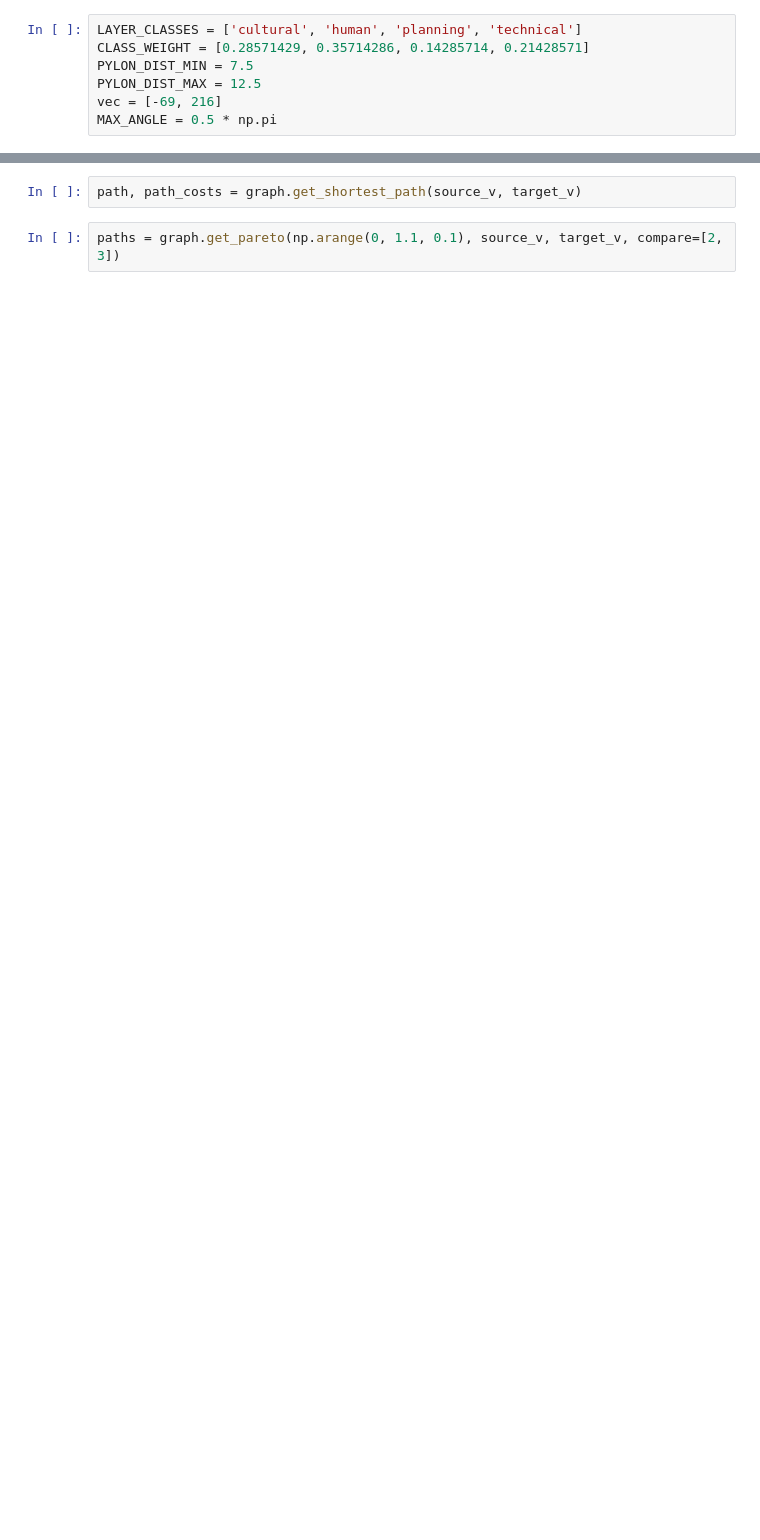
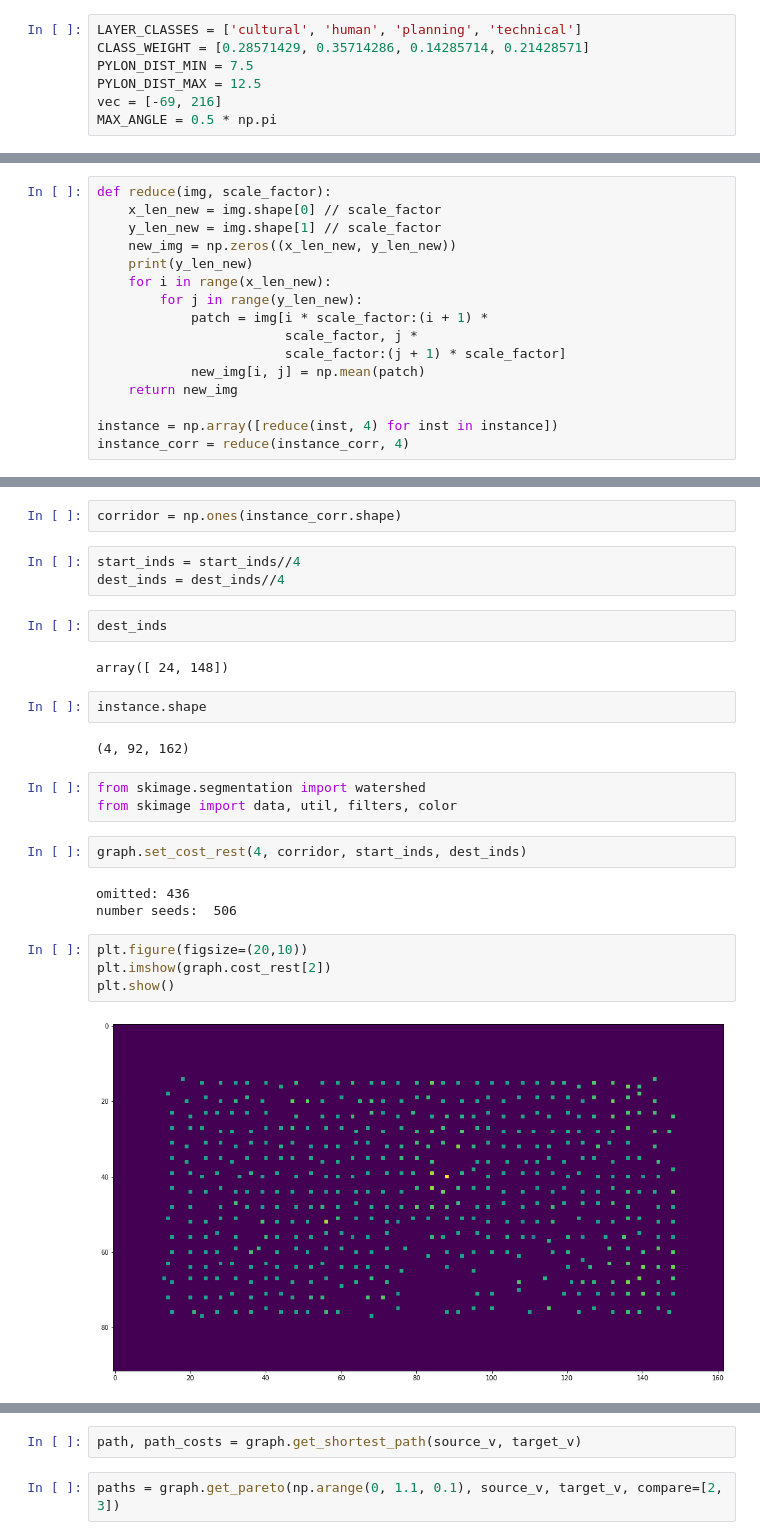
Before and after one commit to NinaWie/PowerPlanner, a Jupyter notebook: notebooks/scale_pipeline.ipynb, the cells around one changed output, grey strips where cells are left out. Cells and saved outputs as stored; diff of their text form; blank space fills up the shorter version.

```diff
--- a/notebooks/scale_pipeline.ipynb
+++ b/notebooks/scale_pipeline.ipynb
@@ -36,0 +74,16 @@ MAX_ANGLE = 0.5 * np.pi
+# %%
+def reduce(img, scale_factor):
+    x_len_new = img.shape[0] // scale_factor
+    y_len_new = img.shape[1] // scale_factor
+    new_img = np.zeros((x_len_new, y_len_new))
+    print(y_len_new)
+    for i in range(x_len_new):
+        for j in range(y_len_new):
+            patch = img[i * scale_factor:(i + 1) *
+                        scale_factor, j *
+                        scale_factor:(j + 1) * scale_factor]
+            new_img[i, j] = np.mean(patch)
+    return new_img
+
+instance = np.array([reduce(inst, 4) for inst in instance])
+instance_corr = reduce(instance_corr, 4)
@@ -36,0 +96,27 @@ MAX_ANGLE = 0.5 * np.pi
+# %%
+corridor = np.ones(instance_corr.shape)
+# %%
+start_inds = start_inds//4
+dest_inds = dest_inds//4
+# %%
+dest_inds
+# %% [output]
+array([ 24, 148])
+# %%
+instance.shape
+# %% [output]
+(4, 92, 162)
+# %%
+from skimage.segmentation import watershed
+from skimage import data, util, filters, color
+# %%
+graph.set_cost_rest(4, corridor, start_inds, dest_inds)
+# %% [output]
+omitted: 436
+number seeds:  506
+# %%
+plt.figure(figsize=(20,10))
+plt.imshow(graph.cost_rest[2])
+plt.show()
+# %% [output]
+[figure, added]
```
Also changed, not shown: parts of 47 cells of this notebook, 14 other files.
